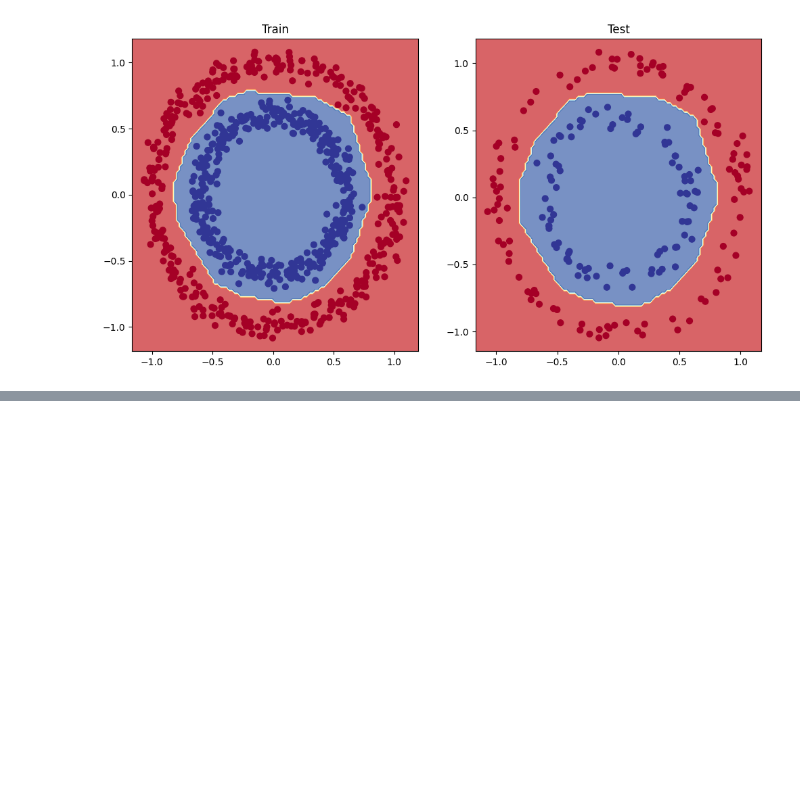
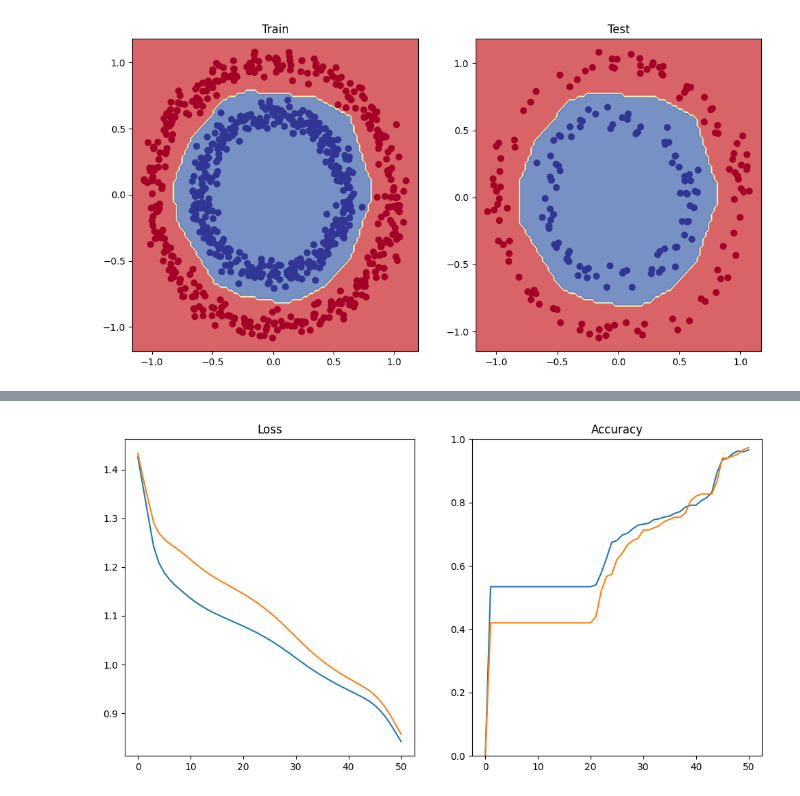
Before and after one commit to nguynlb/DataScience, a Jupyter notebook: Pytorch/Module/Classification.ipynb, the cells around one changed output, grey strips where cells are left out. Drawn from its saved outputs; the diff is of its cells as text; code cells hidden in the pictures; blank space fills up the shorter version.

```diff
--- a/Pytorch/Module/Classification.ipynb
+++ b/Pytorch/Module/Classification.ipynb
@@ -634,0 +631,15 @@ tensor([0, 0, 0, 2, 1, 2, 0, 1, 1, 1, 2, 2, 1, 0, 0, 0, 1, 2, 1, 1, 2, 2, 0, 2,
+# %%
+with torch.no_grad():
+    plt.figure(figsize=(12, 6))
+    plt.subplot(1, 2, 1)
+    plt.plot(range(len(train_loss)), train_loss, label="Training loss")
+    plt.plot(range(len(test_loss)), test_loss, label="Testing loss")
+    plt.title("Loss")
+
+    plt.subplot(1, 2, 2)
+    plt.plot(range(len(train_acc)), train_acc, label="Training Accuracy")
+    plt.plot(range(len(test_acc)), test_acc, label="Testing Accuracy")
+    plt.title("Accuracy")
+    plt.ylim(0, 1)
+# %% [output]
+[figure, added]
```
Also changed, not shown: parts of 29 cells of this notebook, 1 other file.
